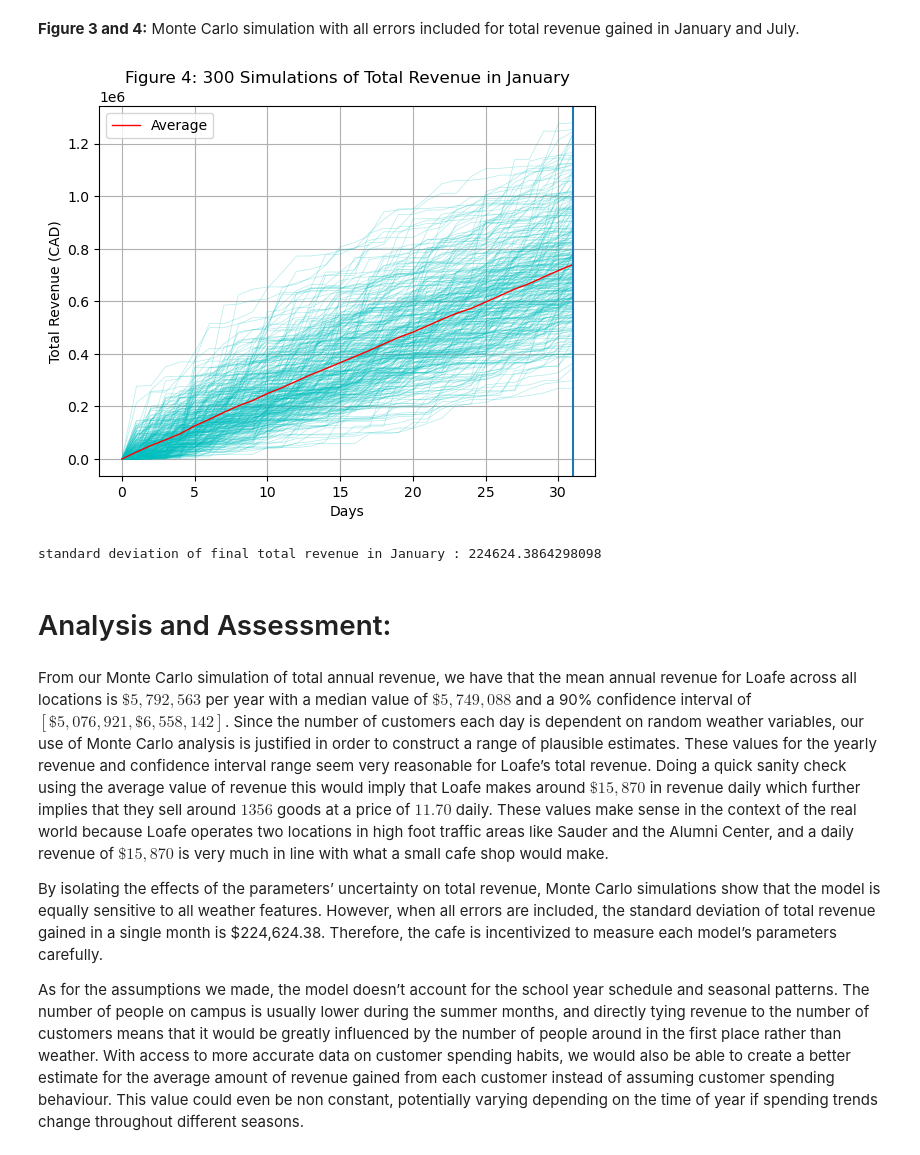
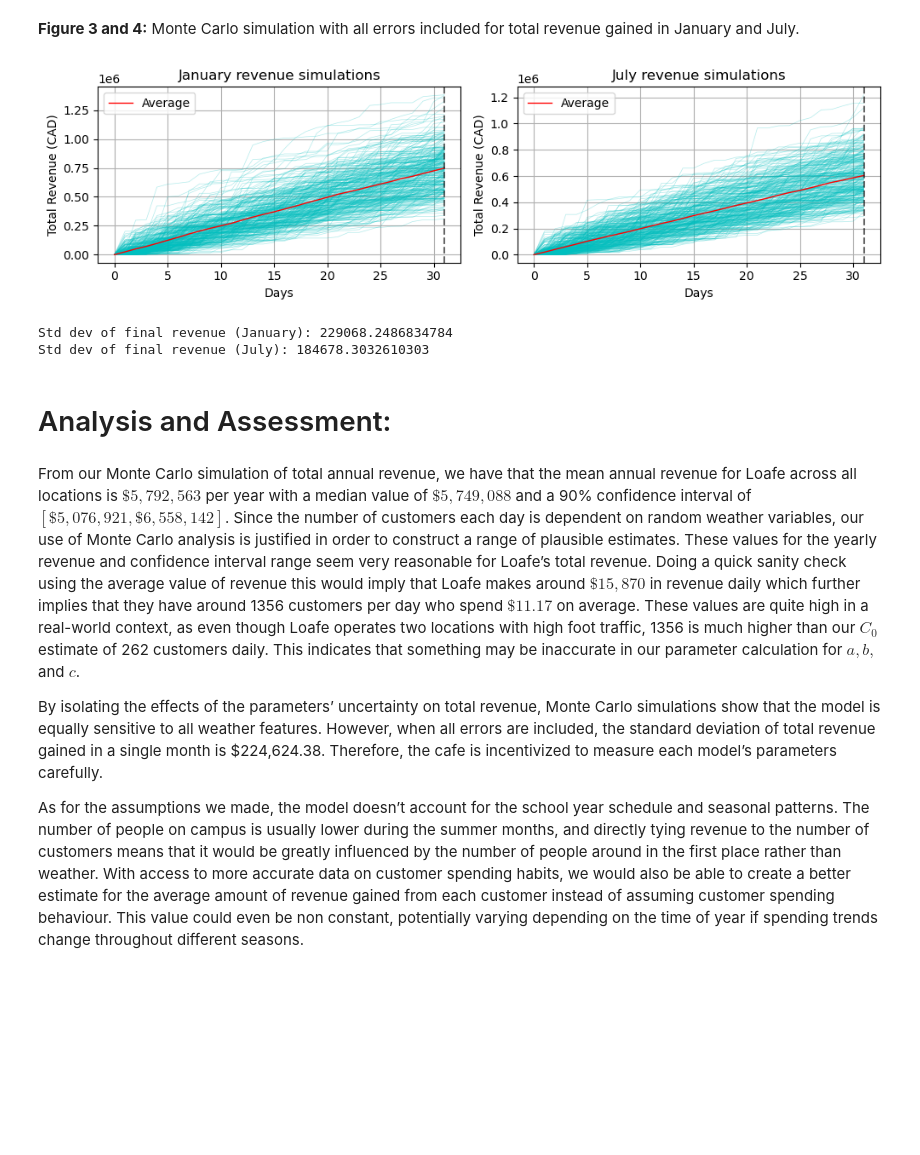
Before and after one commit to eric-y33/Math360-MAGC2, a Jupyter notebook: final.ipynb, the cells around one changed output. Drawn from its saved outputs; the diff is of its cells as text; code cells hidden in the pictures; blank space fills up the shorter version.

Commit message:
phils plots

```diff
--- a/final.ipynb
+++ b/final.ipynb
@@ -265,50 +265,76 @@ t0_err, p0_err, h0_err = np.std(weather['temperature']), np.std(weather['precipi
 c0_err = np.std((np.append(cust['Jan_total'], cust['Jul_total'])))
 a_err, b_err, c_err = 0.5, 2.0, 0.2
 def dailyRevMC(month, rng, spend_per_customer, t0_err=t0_err, p0_err=p0_err, h0_err=h0_err, c0_err=c0_err, a_err=a_err, b_err=b_err, c_err=c_err):
     a_s, b_s, c_s = a + rng.normal(0.0, a_err), b + rng.normal(0.0, b_err), c + rng.normal(0.0, c_err)
     t0_s, p0_s, h0_s, c0_s = t0 + rng.normal(0.0, t0_err), p0 + rng.normal(0.0, p0_err), h0 + rng.normal(0.0, h0_err), c0 + rng.normal(0.0, c0_err)
 
     T_hat = listOfMonthPDFs[month].month_pdf_T.resample(1).ravel()[0]
     P_hat = listOfMonthPDFs[month].month_pdf_P.resample(1).ravel()[0]
     H_hat = listOfMonthPDFs[month].month_pdf_H.resample(1).ravel()[0]
 
     val = c0_s + a_s*(T_hat - t0_s)**2 - b_s*(P_hat - p0_s) - c_s*(H_hat - h0_s)**2
     customersDay = max(val, 0.0)
     return customersDay * spend_per_customer
 
-def monthlyRevMC(title, N=300, spend_per_customer=8.0, seed=7, month=0, t0_err=t0_err, p0_err=p0_err, h0_err=h0_err, c0_err=c0_err, a_err=a_err, b_err=b_err, c_err=c_err):
+def monthlyRevMC_subplot(ax, title, month=0, N=300, spend_per_customer=8.0,
+                         seed=7, t0_err=t0_err, p0_err=p0_err, h0_err=h0_err,
+                         c0_err=c0_err, a_err=a_err, b_err=b_err, c_err=c_err):
+
     days = np.linspace(0, 31, 32)
     net_rev_mc = []
     rng = np.random.default_rng(seed)
 
     for i in range(N):
         total = 0
         net_rev = [0]
         for day in days[1:]:
             total += dailyRevMC(month, rng, spend_per_customer=spend_per_customer)
             net_rev.append(total)
 
         net_rev_mc.append(net_rev)
-        plt.plot(days,net_rev,'-c',alpha=0.3,linewidth=0.5)
+        ax.plot(days, net_rev, '-c', alpha=0.3, linewidth=0.5)
 
     net_rev_mc_ave = np.array(net_rev_mc)
-    plt.plot(days,net_rev_mc_ave.mean(axis=0),'r',linewidth=1,label='Average')
-    plt.title('Figure 4: {} Simulations of Total Revenue in {}'.format(N, title))
-    plt.xlabel('Days'), plt.ylabel('Total Revenue (CAD)')
-    plt.axvline(31)
-    plt.legend()
-    plt.grid(True)
-    plt.show()
-    print('Standard deviation of final total revenue in', title, ':', np.mean([np.sqrt(np.var(rev_list)) for rev_list in net_rev_mc_ave]))
+    ax.plot(days, net_rev_mc_ave.mean(axis=0), 'r', linewidth=1, label='Average')
 
-monthlyRevMC('January', t0_err=t0_err, p0_err=p0_err, h0_err=h0_err, c0_err=c0_err, a_err=0, b_err=0, c_err=0)
+    ax.set_title(f"{title} revenue simulations")
+    ax.set_xlabel("Days")
+    ax.set_ylabel("Total Revenue (CAD)")
+    ax.axvline(31, linestyle="--", color="k", alpha=0.6)
+    ax.grid(True)
+    ax.legend()
+
+    # return std deviation for printing outside
+    return np.mean([np.sqrt(np.var(rev_list)) for rev_list in net_rev_mc_ave])
+
+fig, axes = plt.subplots(1, 2, figsize=(10, 3))
+
+std_jan = monthlyRevMC_subplot(
+    axes[0], "January", month=0,
+    t0_err=t0_err, p0_err=p0_err, h0_err=h0_err, c0_err=c0_err,
+    a_err=0, b_err=0, c_err=0
+)
+
+std_jul = monthlyRevMC_subplot(
+    axes[1], "July", month=6,
+    t0_err=t0_err, p0_err=p0_err, h0_err=h0_err, c0_err=c0_err,
+    a_err=0, b_err=0, c_err=0
+)
+
+plt.tight_layout()
+plt.show()
+
+print("Std dev of final revenue (January):", std_jan)
+print("Std dev of final revenue (July):", std_jul)
 # %% [output]
-[figure, old version]
+[figure, new version]
-standard deviation of final total revenue in January : 224624.3864298098
+Std dev of final revenue (January): 229068.2486834784
+Std dev of final revenue (July): 184678.3032610303
 # %% [markdown]
 # Analysis and Assessment:
 # %% [markdown]
-From our Monte Carlo simulation of total annual revenue, we have that the mean annual revenue for Loafe across all locations is $\$ 5,792,563$ per year with a median value of $\$5,749,088$ and a 90% confidence interval of $[\$5,076,921, \$6,558,142]$. Since the number of customers each day is dependent on random weather variables, our use of Monte Carlo analysis is justified in order to construct a range of plausible estimates. These values for the yearly revenue and confidence interval range seem very reasonable for Loafe’s total revenue. Doing a quick sanity check using the average value of revenue this would imply that Loafe makes around $\$15,870$ in revenue daily which further implies that they sell around $1356$ goods at a price of $11.70$ daily. These values make sense in the context of the real world because Loafe operates two locations in high foot traffic areas like Sauder and the Alumni Center, and a daily revenue of $\$15,870$ is very much in line with what a small cafe shop would make.
+From our Monte Carlo simulation of total annual revenue, we have that the mean annual revenue for Loafe across all locations is $\$ 5,792,563$ per year with a median value of $\$5,749,088$ and a 90% confidence interval of $[\$5,076,921, \$6,558,142]$. Since the number of customers each day is dependent on random weather variables, our use of Monte Carlo analysis is justified in order to construct a range of plausible estimates. These values for the yearly revenue and confidence interval range seem very reasonable for Loafe’s total revenue. Doing a quick sanity check using the average value of revenue this would imply that Loafe makes around $\$15,870$ in revenue daily which further implies that they have around 1356 customers per day who spend $\$11.17$ on average. These values are quite high in a real-world context, as even though Loafe operates two locations with high foot traffic, 1356 is much higher than our $C_0$ estimate of 262 customers daily. This indicates that something may be inaccurate in our parameter calculation for $a, b,$ and $c$.
+
 
 By isolating the effects of the parameters’ uncertainty on total revenue, Monte Carlo simulations show that the model is equally sensitive to all weather features. However, when all errors are included, the standard deviation of total revenue gained in a single month is $224,624.38. Therefore, the cafe is incentivized to measure each model’s parameters carefully.
 
```
Also changed, not shown: parts of 5 cells of this notebook.
